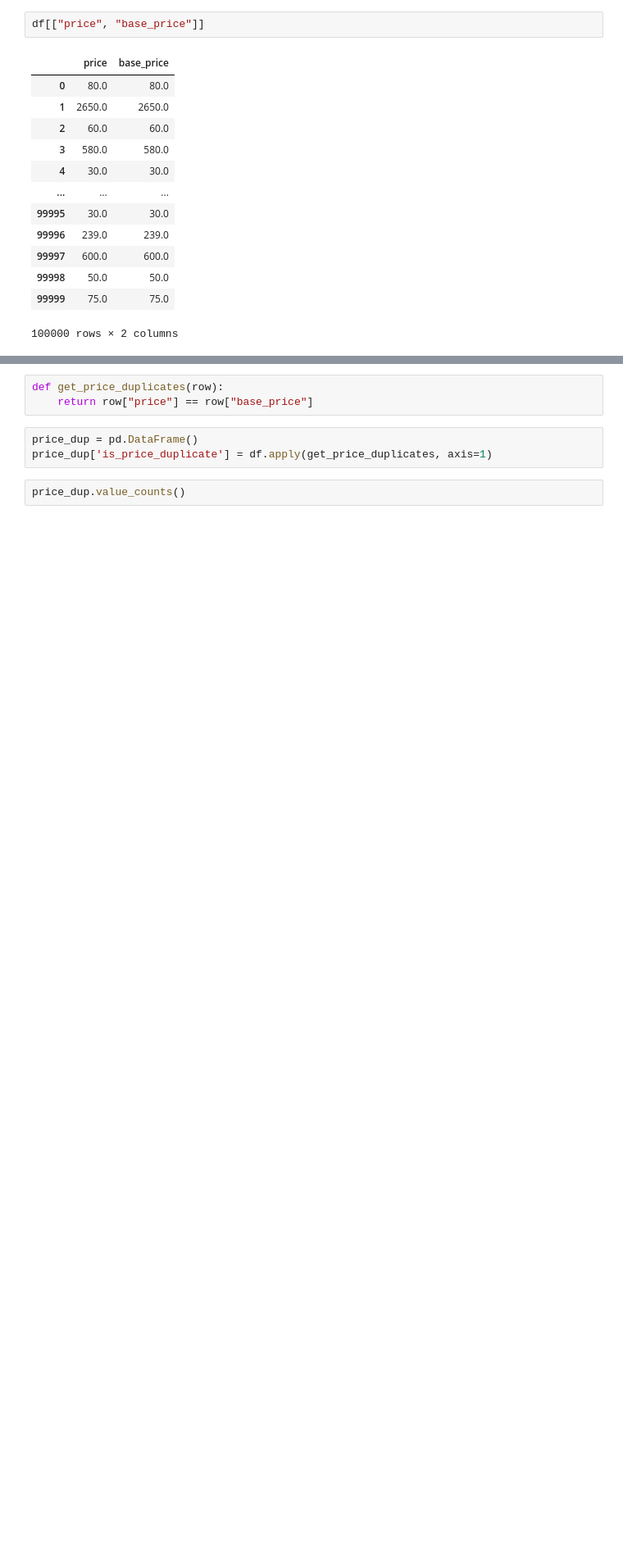
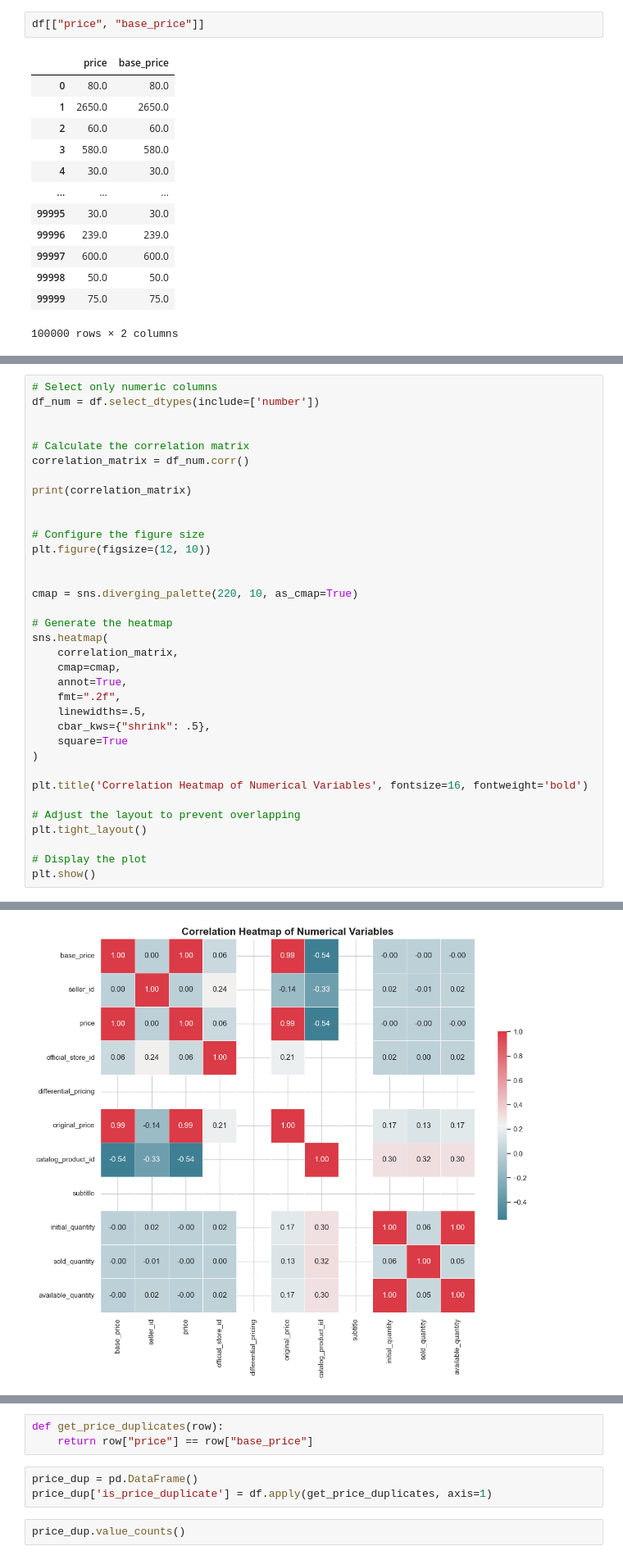
Before and after one commit to jalvergara/model_training, a Jupyter notebook: Notebooks/EDA.ipynb, the cells around one changed output, grey strips where cells are left out. Shown at 82% size. Cells and saved outputs as stored; diff of their text form; blank space fills up the shorter version.

```diff
--- a/Notebooks/EDA.ipynb
+++ b/Notebooks/EDA.ipynb
@@ -405,0 +537,36 @@ df[["price", "base_price"]]
+# %%
+# Select only numeric columns
+df_num = df.select_dtypes(include=['number'])
+
+
+# Calculate the correlation matrix
+correlation_matrix = df_num.corr()
+
+print(correlation_matrix)
+
+
+# Configure the figure size
+plt.figure(figsize=(12, 10))
+
+
+cmap = sns.diverging_palette(220, 10, as_cmap=True)
+
+# Generate the heatmap
+sns.heatmap(
+    correlation_matrix,
+    cmap=cmap,
+    annot=True,
+    fmt=".2f",
+    linewidths=.5,
+    cbar_kws={"shrink": .5},
+    square=True
+)
+
+plt.title('Correlation Heatmap of Numerical Variables', fontsize=16, fontweight='bold')
+
+# Adjust the layout to prevent overlapping
+plt.tight_layout()
+
+# Display the plot
+plt.show()
+# %% [output]
@@ -405,0 +590 @@ df[["price", "base_price"]]
+[figure, added]
```
Also changed, not shown: parts of 104 cells of this notebook, 2 other files.
